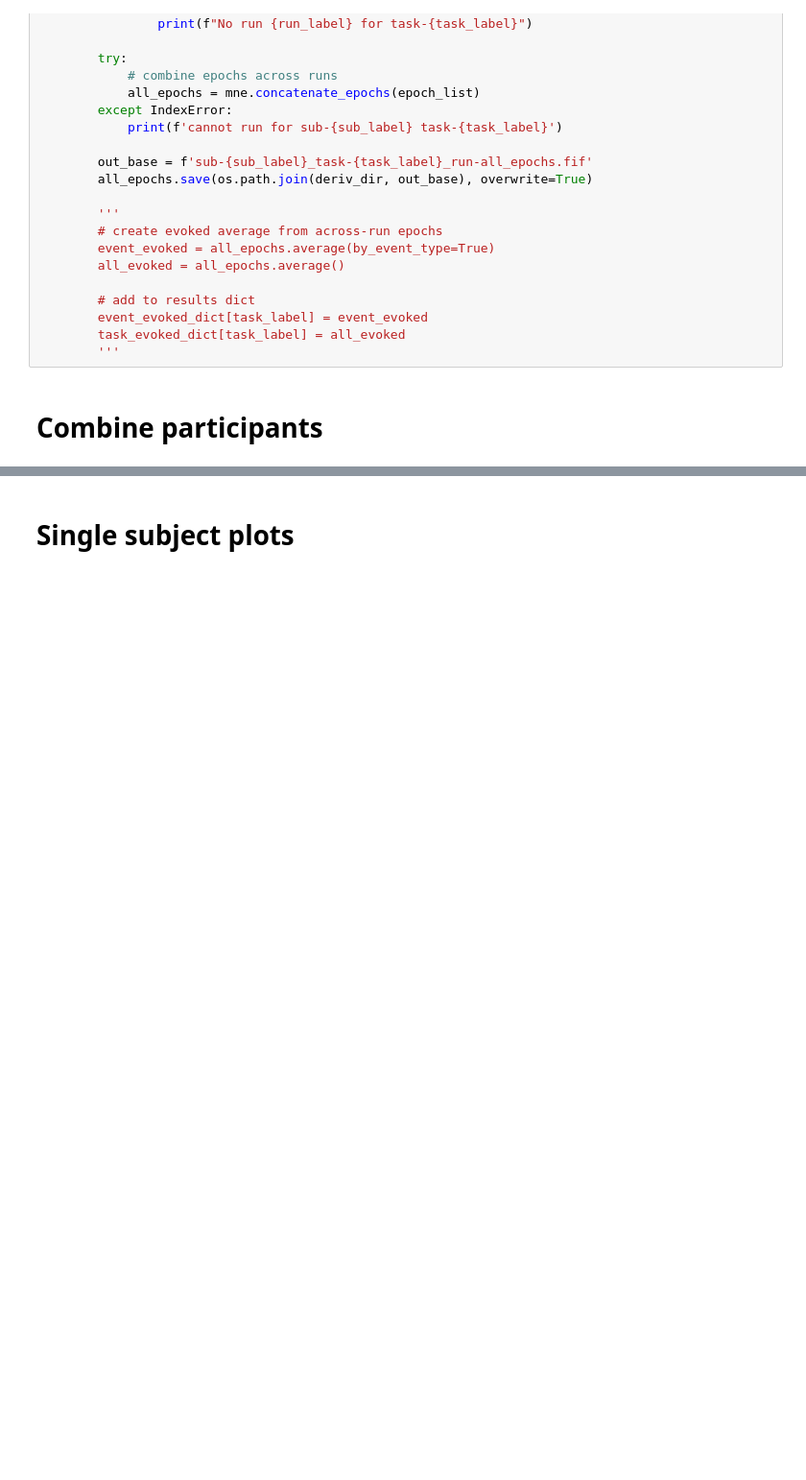
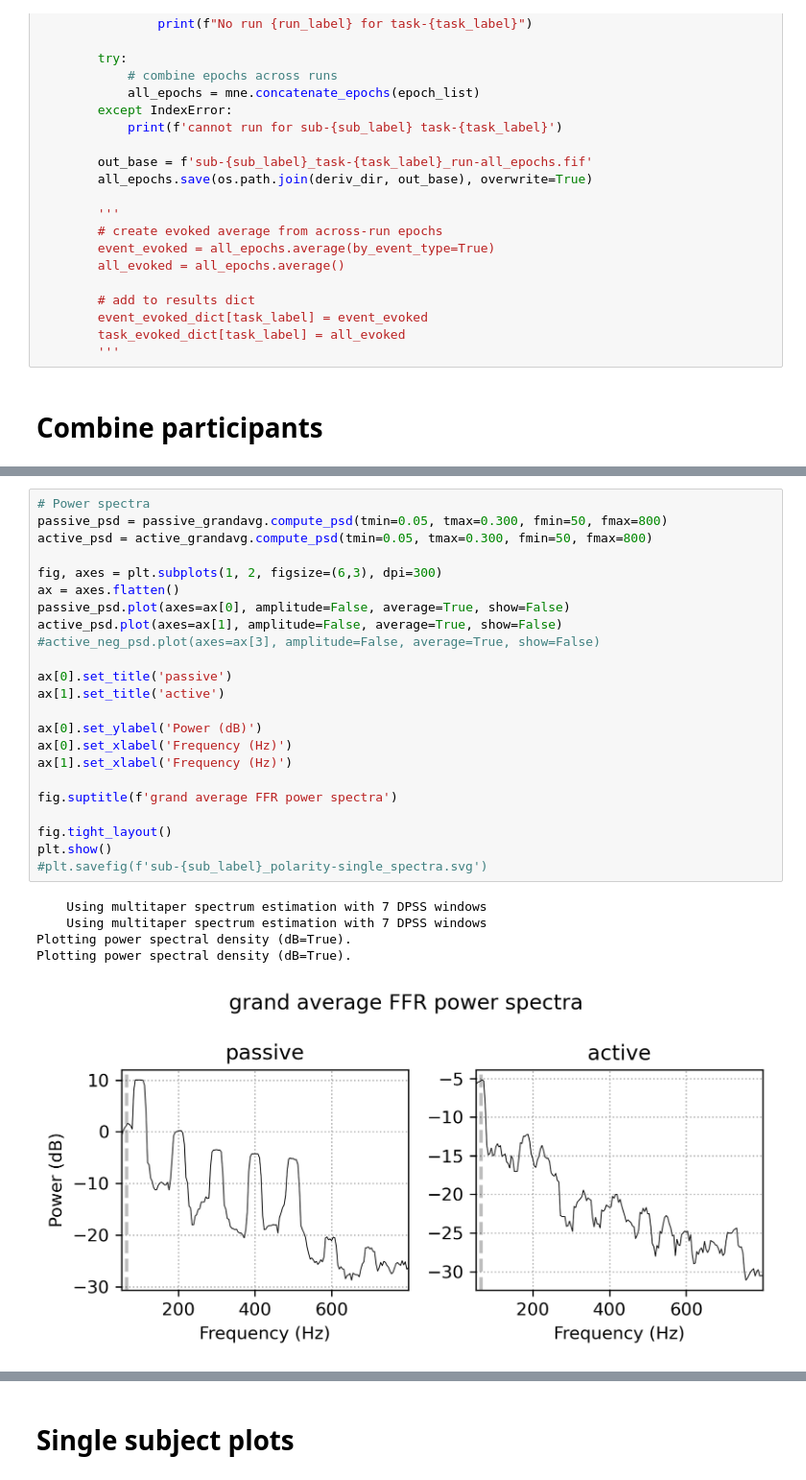
Before and after one commit to sitek/EAM1-FFR, a Jupyter notebook: ffr_processing-minimal_mne-bids.ipynb, the cells around one changed output, grey strips where cells are left out. Shown at 96% size. Drawn from its saved outputs; the diff is of its cells as text; blank space fills up the shorter version.

```diff
--- a/ffr_processing-minimal_mne-bids.ipynb
+++ b/ffr_processing-minimal_mne-bids.ipynb
@@ -298,0 +395,29 @@ pas_pos_grandavg
+# %%
+# Power spectra
+passive_psd = passive_grandavg.compute_psd(tmin=0.05, tmax=0.300, fmin=50, fmax=800)
+active_psd = active_grandavg.compute_psd(tmin=0.05, tmax=0.300, fmin=50, fmax=800)
+
+fig, axes = plt.subplots(1, 2, figsize=(6,3), dpi=300)
+ax = axes.flatten()
+passive_psd.plot(axes=ax[0], amplitude=False, average=True, show=False)
+active_psd.plot(axes=ax[1], amplitude=False, average=True, show=False)
+#active_neg_psd.plot(axes=ax[3], amplitude=False, average=True, show=False)
+
+ax[0].set_title('passive')
+ax[1].set_title('active')
+
+ax[0].set_ylabel('Power (dB)')
+ax[0].set_xlabel('Frequency (Hz)')
+ax[1].set_xlabel('Frequency (Hz)')
+
+fig.suptitle(f'grand average FFR power spectra')
+
+fig.tight_layout()
+plt.show()
+#plt.savefig(f'sub-{sub_label}_polarity-single_spectra.svg')
+# %% [output]
+    Using multitaper spectrum estimation with 7 DPSS windows
+    Using multitaper spectrum estimation with 7 DPSS windows
+Plotting power spectral density (dB=True).
+Plotting power spectral density (dB=True).
+[figure, added]
```
Also changed, not shown: parts of 11 cells of this notebook.
